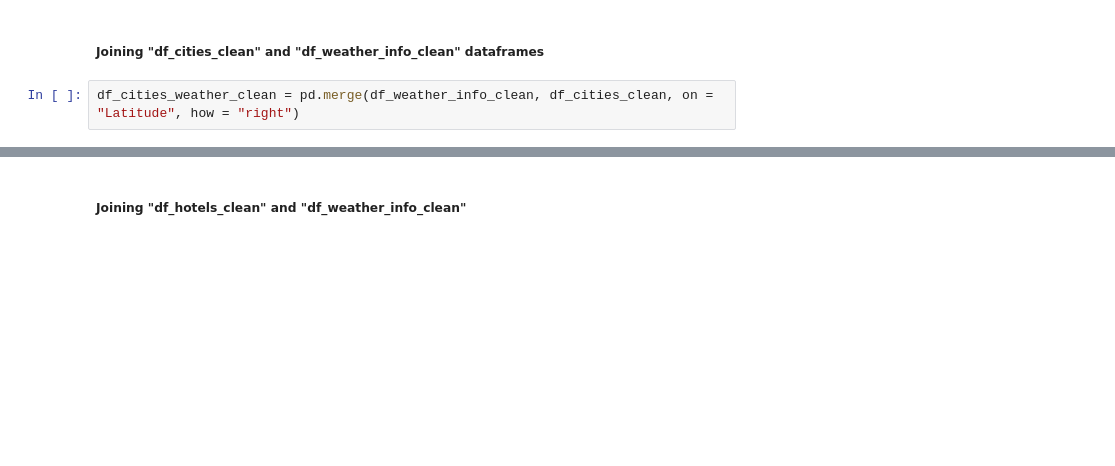
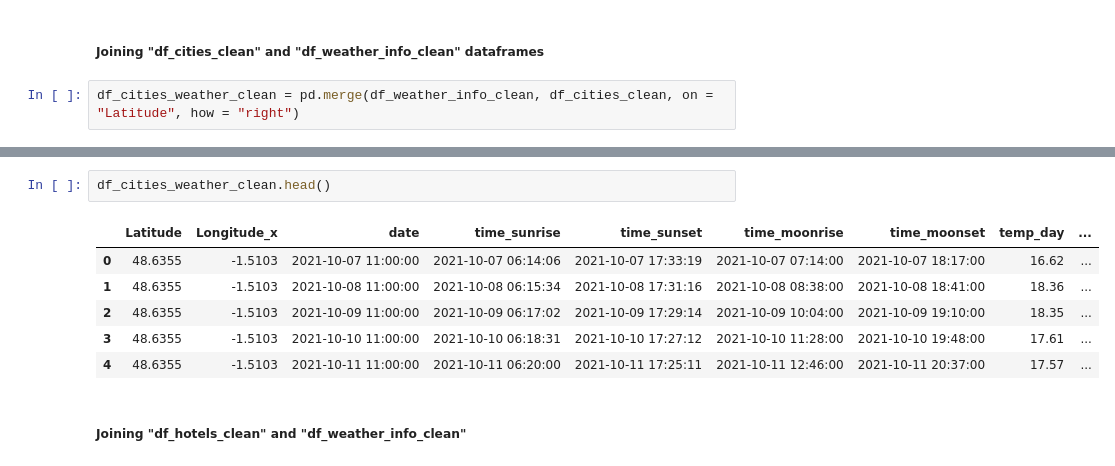
Before and after one commit to Data5ci3nc3/Kayak, a Jupyter notebook: Trip_with_Kayak_completed.ipynb, the cells around one changed output, grey strips where cells are left out. Cells and saved outputs as stored; diff of their text form; blank space fills up the shorter version.

```diff
--- a/Trip_with_Kayak_completed.ipynb
+++ b/Trip_with_Kayak_completed.ipynb
@@ -1267,3 +1260,12 @@ df_hotels_clean.head(3)
+# %%
+df_cities_weather_clean.head()
+# %% [output]
+|  | Latitude | Longitude_x | date | time_sunrise | time_sunset | time_moonrise | time_moonset | temp_day | ... |
+| 0 | 48.6355 | -1.5103 | 2021-10-07 11:00:00 | 2021-10-07 06:14:06 | 2021-10-07 17:33:19 | 2021-10-07 07:14:00 | 2021-10-07 18:17:00 | 16.62 | ... |
+| 1 | 48.6355 | -1.5103 | 2021-10-08 11:00:00 | 2021-10-08 06:15:34 | 2021-10-08 17:31:16 | 2021-10-08 08:38:00 | 2021-10-08 18:41:00 | 18.36 | ... |
+| 2 | 48.6355 | -1.5103 | 2021-10-09 11:00:00 | 2021-10-09 06:17:02 | 2021-10-09 17:29:14 | 2021-10-09 10:04:00 | 2021-10-09 19:10:00 | 18.35 | ... |
+| 3 | 48.6355 | -1.5103 | 2021-10-10 11:00:00 | 2021-10-10 06:18:31 | 2021-10-10 17:27:12 | 2021-10-10 11:28:00 | 2021-10-10 19:48:00 | 17.61 | ... |
+| 4 | 48.6355 | -1.5103 | 2021-10-11 11:00:00 | 2021-10-11 06:20:00 | 2021-10-11 17:25:11 | 2021-10-11 12:46:00 | 2021-10-11 20:37:00 | 17.57 | ... |
 # %% [markdown]
 ##### Joining "df_hotels_clean" and "df_weather_info_clean"
 # %%
```
Also changed, not shown: parts of 68 cells of this notebook.
